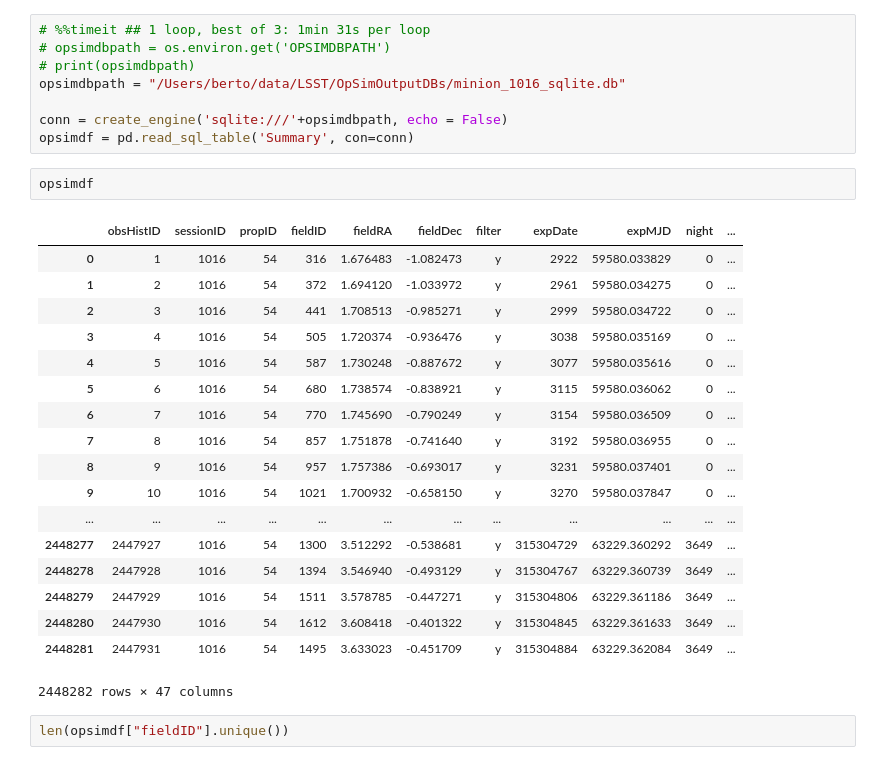
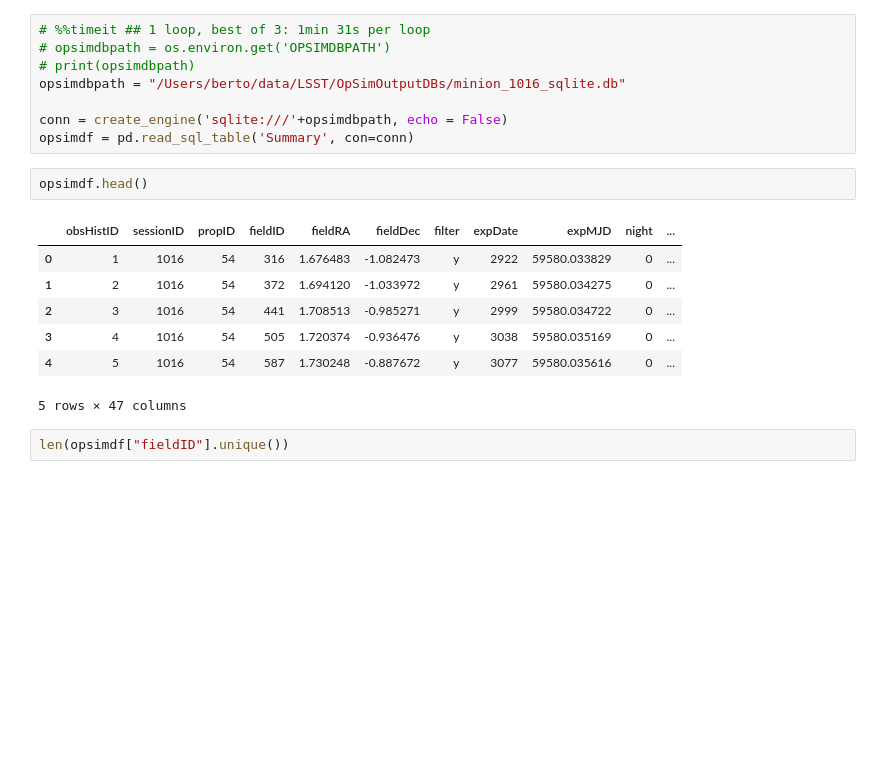
Before and after one commit to RobFirth/LSST_tools, a Jupyter notebook: lsst_tools/sims/notebooks/simulate_cadence_minion.ipynb, the cells around one changed output. Drawn from its saved outputs; the diff is of its cells as text; blank space fills up the shorter version.

```diff
--- a/lsst_tools/sims/notebooks/simulate_cadence_minion.ipynb
+++ b/lsst_tools/sims/notebooks/simulate_cadence_minion.ipynb
@@ -56,26 +56,15 @@ opsimdbpath = "/Users/berto/data/LSST/OpSimOutputDBs/minion_1016_sqlite.db"
 conn = create_engine('sqlite:///'+opsimdbpath, echo = False)
 opsimdf = pd.read_sql_table('Summary', con=conn)
 # %%
-opsimdf
+opsimdf.head()
 # %% [output]
 |  | obsHistID | sessionID | propID | fieldID | fieldRA | fieldDec | filter | expDate | expMJD | night | ... |
 | 0 | 1 | 1016 | 54 | 316 | 1.676483 | -1.082473 | y | 2922 | 59580.033829 | 0 | ... |
 | 1 | 2 | 1016 | 54 | 372 | 1.694120 | -1.033972 | y | 2961 | 59580.034275 | 0 | ... |
 | 2 | 3 | 1016 | 54 | 441 | 1.708513 | -0.985271 | y | 2999 | 59580.034722 | 0 | ... |
 | 3 | 4 | 1016 | 54 | 505 | 1.720374 | -0.936476 | y | 3038 | 59580.035169 | 0 | ... |
 | 4 | 5 | 1016 | 54 | 587 | 1.730248 | -0.887672 | y | 3077 | 59580.035616 | 0 | ... |
-| 5 | 6 | 1016 | 54 | 680 | 1.738574 | -0.838921 | y | 3115 | 59580.036062 | 0 | ... |
-| 6 | 7 | 1016 | 54 | 770 | 1.745690 | -0.790249 | y | 3154 | 59580.036509 | 0 | ... |
-| 7 | 8 | 1016 | 54 | 857 | 1.751878 | -0.741640 | y | 3192 | 59580.036955 | 0 | ... |
-| 8 | 9 | 1016 | 54 | 957 | 1.757386 | -0.693017 | y | 3231 | 59580.037401 | 0 | ... |
-| 9 | 10 | 1016 | 54 | 1021 | 1.700932 | -0.658150 | y | 3270 | 59580.037847 | 0 | ... |
-| ... | ... | ... | ... | ... | ... | ... | ... | ... | ... | ... | ... |
-| 2448277 | 2447927 | 1016 | 54 | 1300 | 3.512292 | -0.538681 | y | 315304729 | 63229.360292 | 3649 | ... |
-| 2448278 | 2447928 | 1016 | 54 | 1394 | 3.546940 | -0.493129 | y | 315304767 | 63229.360739 | 3649 | ... |
-| 2448279 | 2447929 | 1016 | 54 | 1511 | 3.578785 | -0.447271 | y | 315304806 | 63229.361186 | 3649 | ... |
-| 2448280 | 2447930 | 1016 | 54 | 1612 | 3.608418 | -0.401322 | y | 315304845 | 63229.361633 | 3649 | ... |
-| 2448281 | 2447931 | 1016 | 54 | 1495 | 3.633023 | -0.451709 | y | 315304884 | 63229.362084 | 3649 | ... |
-2448282 rows × 47 columns
+5 rows × 47 columns
 # %%
 len(opsimdf["fieldID"].unique())
 # %% [output]
```
Also changed, not shown: parts of 14 cells of this notebook, 2 other files.
